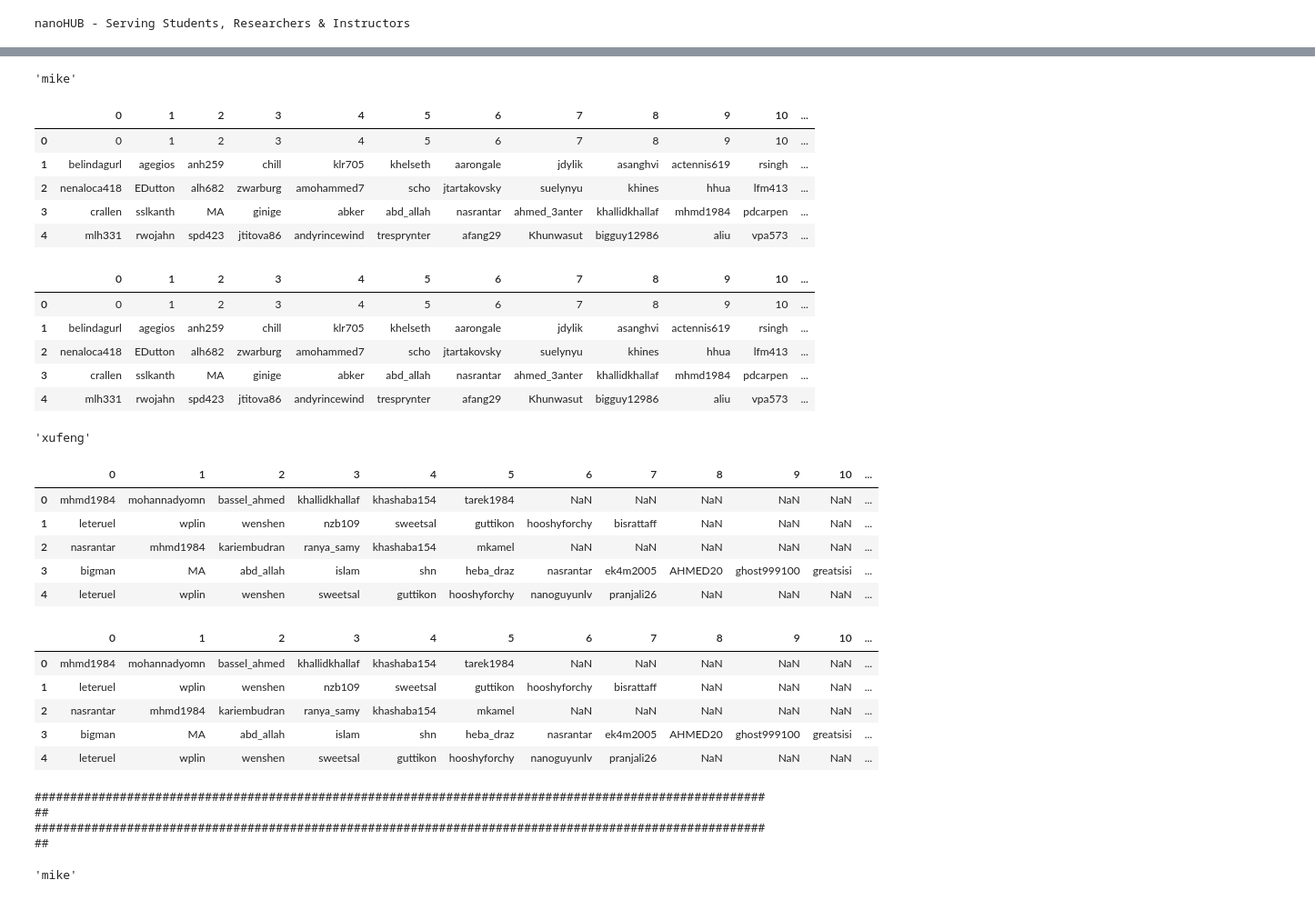
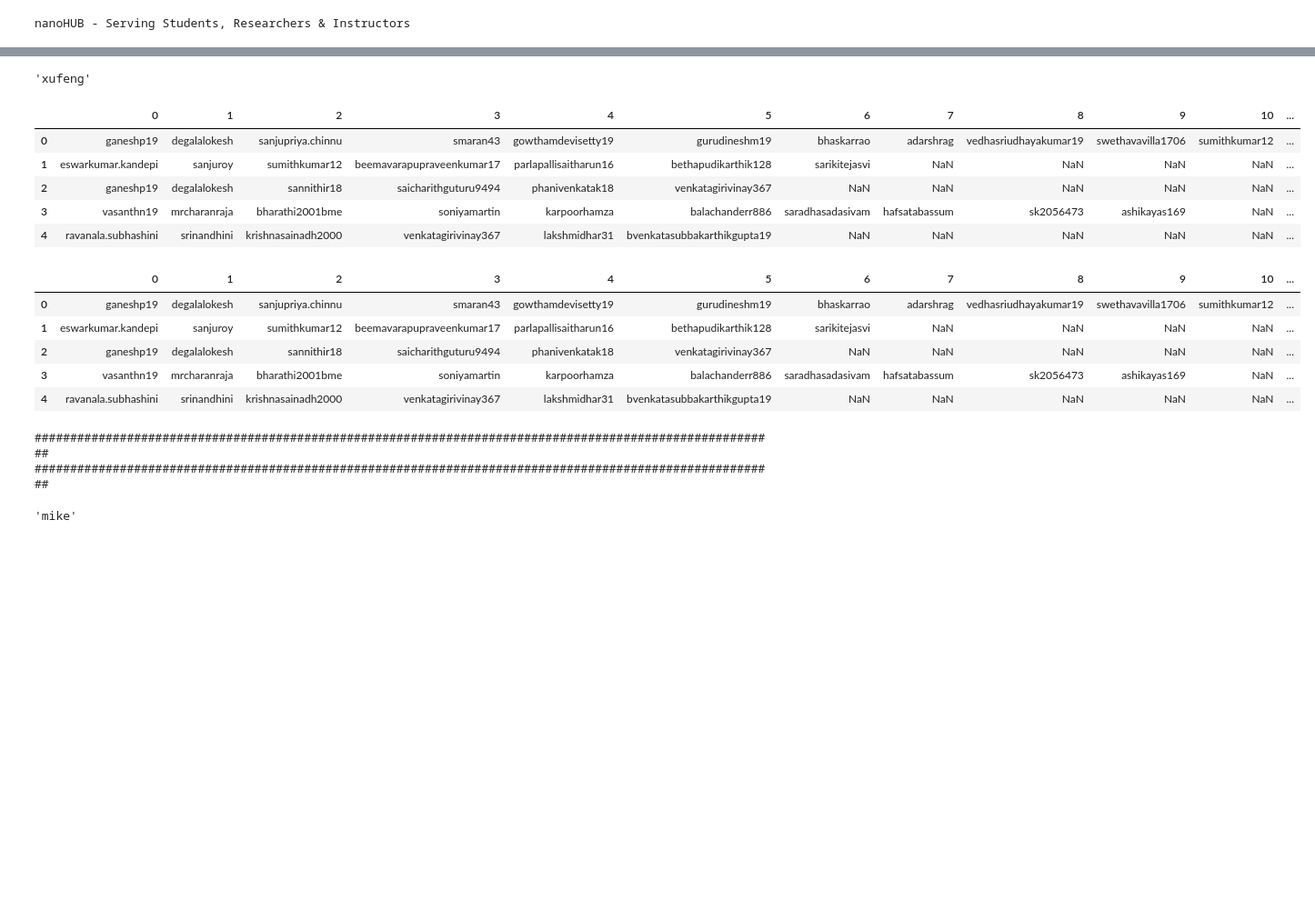
Before and after one commit to saxenap/nanohub, a Jupyter notebook: nanoHUB/pipeline/geddes/clustering-data.ipynb, the cells around one changed output, grey strips where cells are left out. Shown at 91% size. Saved outputs shown, nothing was run; the diff lists cells and outputs as text; code cells hidden in the pictures; blank space fills up the shorter version.

```diff
--- a/nanoHUB/pipeline/geddes/clustering-data.ipynb
+++ b/nanoHUB/pipeline/geddes/clustering-data.ipynb
@@ -51,7 +51,7 @@ File name: clusters/xufeng/by_semester/2012-07-02_2012-12-31/user_activity_block
 alg_types = ['xufeng']
 
 for alg_type in alg_types:
-    time_probe = '2012-01-01_2012-07-01'
+    time_probe = '2021-07-02_2021-12-31'
     file_path = 'clusters/%s/by_semester/%s/class_info_df.csv' % (alg_type, time_probe)
     for key in s3_client.list_objects(Bucket='nanohub.processed', Prefix=file_path)['Contents']:
         obj = s3_client.get_object(Bucket='nanohub.processed', Key=key['Key'])
@@ -85,51 +85,38 @@ print('#########################################################################
 #########################################################################################################
 # %%
 for alg_type in alg_types:
-    time_probe = '2008-01-01_2008-07-01'
+    time_probe = '2021-07-02_2021-12-31'
     file_path = 'clusters/%s/by_semester/%s.csv' % (alg_type, time_probe)
     for key in s3_client.list_objects(Bucket='nanohub.processed', Prefix=file_path)['Contents']:
         obj = s3_client.get_object(Bucket='nanohub.processed', Key=key['Key'])
         if key['Key'].endswith('.parquet.gzip'):
             df = pd.read_parquet(BytesIO(obj['Body'].read()))
         else:
             df = pd.read_csv(BytesIO(obj['Body'].read()), header=None)
 
     display(alg_type)
     display(df.head())
     df.columns = np.arange(0,len(df.columns))
     display(df.head())
 
 print('#########################################################################################################')
 print('#########################################################################################################')
 # %% [output]
-'mike'
+'xufeng'
 |  | 0 | 1 | 2 | 3 | 4 | 5 | 6 | 7 | 8 | 9 | 10 | ... |
-| 0 | 0 | 1 | 2 | 3 | 4 | 5 | 6 | 7 | 8 | 9 | 10 | ... |
-| 1 | belindagurl | agegios | anh259 | chill | klr705 | khelseth | aarongale | jdylik | asanghvi | actennis619 | rsingh | ... |
-| 2 | nenaloca418 | EDutton | alh682 | zwarburg | amohammed7 | scho | jtartakovsky | suelynyu | khines | hhua | lfm413 | ... |
-| 3 | crallen | sslkanth | MA | ginige | abker | abd_allah | nasrantar | ahmed_3anter | khallidkhallaf | mhmd1984 | pdcarpen | ... |
-| 4 | mlh331 | rwojahn | spd423 | jtitova86 | andyrincewind | tresprynter | afang29 | Khunwasut | bigguy12986 | aliu | vpa573 | ... |
+| 0 | ganeshp19 | degalalokesh | sanjupriya.chinnu | smaran43 | gowthamdevisetty19 | gurudineshm19 | bhaskarrao | adarshrag | vedhasriudhayakumar19 | swethavavilla1706 | sumithkumar12 | ... |
+| 1 | eswarkumar.kandepi | sanjuroy | sumithkumar12 | beemavarapupraveenkumar17 | parlapallisaitharun16 | bethapudikarthik128 | sarikitejasvi | NaN | NaN | NaN | NaN | ... |
+| 2 | ganeshp19 | degalalokesh | sannithir18 | saicharithguturu9494 | phanivenkatak18 | venkatagirivinay367 | NaN | NaN | NaN | NaN | NaN | ... |
+| 3 | vasanthn19 | mrcharanraja | bharathi2001bme | soniyamartin | karpoorhamza | balachanderr886 | saradhasadasivam | hafsatabassum | sk2056473 | ashikayas169 | NaN | ... |
+| 4 | ravanala.subhashini | srinandhini | krishnasainadh2000 | venkatagirivinay367 | lakshmidhar31 | bvenkatasubbakarthikgupta19 | NaN | NaN | NaN | NaN | NaN | ... |
 |  | 0 | 1 | 2 | 3 | 4 | 5 | 6 | 7 | 8 | 9 | 10 | ... |
-| 0 | 0 | 1 | 2 | 3 | 4 | 5 | 6 | 7 | 8 | 9 | 10 | ... |
-| 1 | belindagurl | agegios | anh259 | chill | klr705 | khelseth | aarongale | jdylik | asanghvi | actennis619 | rsingh | ... |
-| 2 | nenaloca418 | EDutton | alh682 | zwarburg | amohammed7 | scho | jtartakovsky | suelynyu | khines | hhua | lfm413 | ... |
-| 3 | crallen | sslkanth | MA | ginige | abker | abd_allah | nasrantar | ahmed_3anter | khallidkhallaf | mhmd1984 | pdcarpen | ... |
-| 4 | mlh331 | rwojahn | spd423 | jtitova86 | andyrincewind | tresprynter | afang29 | Khunwasut | bigguy12986 | aliu | vpa573 | ... |
+| 0 | ganeshp19 | degalalokesh | sanjupriya.chinnu | smaran43 | gowthamdevisetty19 | gurudineshm19 | bhaskarrao | adarshrag | vedhasriudhayakumar19 | swethavavilla1706 | sumithkumar12 | ... |
+| 1 | eswarkumar.kandepi | sanjuroy | sumithkumar12 | beemavarapupraveenkumar17 | parlapallisaitharun16 | bethapudikarthik128 | sarikitejasvi | NaN | NaN | NaN | NaN | ... |
+| 2 | ganeshp19 | degalalokesh | sannithir18 | saicharithguturu9494 | phanivenkatak18 | venkatagirivinay367 | NaN | NaN | NaN | NaN | NaN | ... |
+| 3 | vasanthn19 | mrcharanraja | bharathi2001bme | soniyamartin | karpoorhamza | balachanderr886 | saradhasadasivam | hafsatabassum | sk2056473 | ashikayas169 | NaN | ... |
+| 4 | ravanala.subhashini | srinandhini | krishnasainadh2000 | venkatagirivinay367 | lakshmidhar31 | bvenkatasubbakarthikgupta19 | NaN | NaN | NaN | NaN | NaN | ... |
-'xufeng'
+#########################################################################################################
+#########################################################################################################
-|  | 0 | 1 | 2 | 3 | 4 | 5 | 6 | 7 | 8 | 9 | 10 | ... |
-| 0 | mhmd1984 | mohannadyomn | bassel_ahmed | khallidkhallaf | khashaba154 | tarek1984 | NaN | NaN | NaN | NaN | NaN | ... |
-| 1 | leteruel | wplin | wenshen | nzb109 | sweetsal | guttikon | hooshyforchy | bisrattaff | NaN | NaN | NaN | ... |
-| 2 | nasrantar | mhmd1984 | kariembudran | ranya_samy | khashaba154 | mkamel | NaN | NaN | NaN | NaN | NaN | ... |
-| 3 | bigman | MA | abd_allah | islam | shn | heba_draz | nasrantar | ek4m2005 | AHMED20 | ghost999100 | greatsisi | ... |
-| 4 | leteruel | wplin | wenshen | sweetsal | guttikon | hooshyforchy | nanoguyunlv | pranjali26 | NaN | NaN | NaN | ... |
-|  | 0 | 1 | 2 | 3 | 4 | 5 | 6 | 7 | 8 | 9 | 10 | ... |
-| 0 | mhmd1984 | mohannadyomn | bassel_ahmed | khallidkhallaf | khashaba154 | tarek1984 | NaN | NaN | NaN | NaN | NaN | ... |
-| 1 | leteruel | wplin | wenshen | nzb109 | sweetsal | guttikon | hooshyforchy | bisrattaff | NaN | NaN | NaN | ... |
-| 2 | nasrantar | mhmd1984 | kariembudran | ranya_samy | khashaba154 | mkamel | NaN | NaN | NaN | NaN | NaN | ... |
-| 3 | bigman | MA | abd_allah | islam | shn | heba_draz | nasrantar | ek4m2005 | AHMED20 | ghost999100 | greatsisi | ... |
-| 4 | leteruel | wplin | wenshen | sweetsal | guttikon | hooshyforchy | nanoguyunlv | pranjali26 | NaN | NaN | NaN | ... |
-#########################################################################################################
-#########################################################################################################
 # %%
 for alg_type in alg_types:
     time_probe = '2008-01-01_2008-07-01'
```
Also changed, not shown: parts of 1 cell of this notebook, 5 other files.
